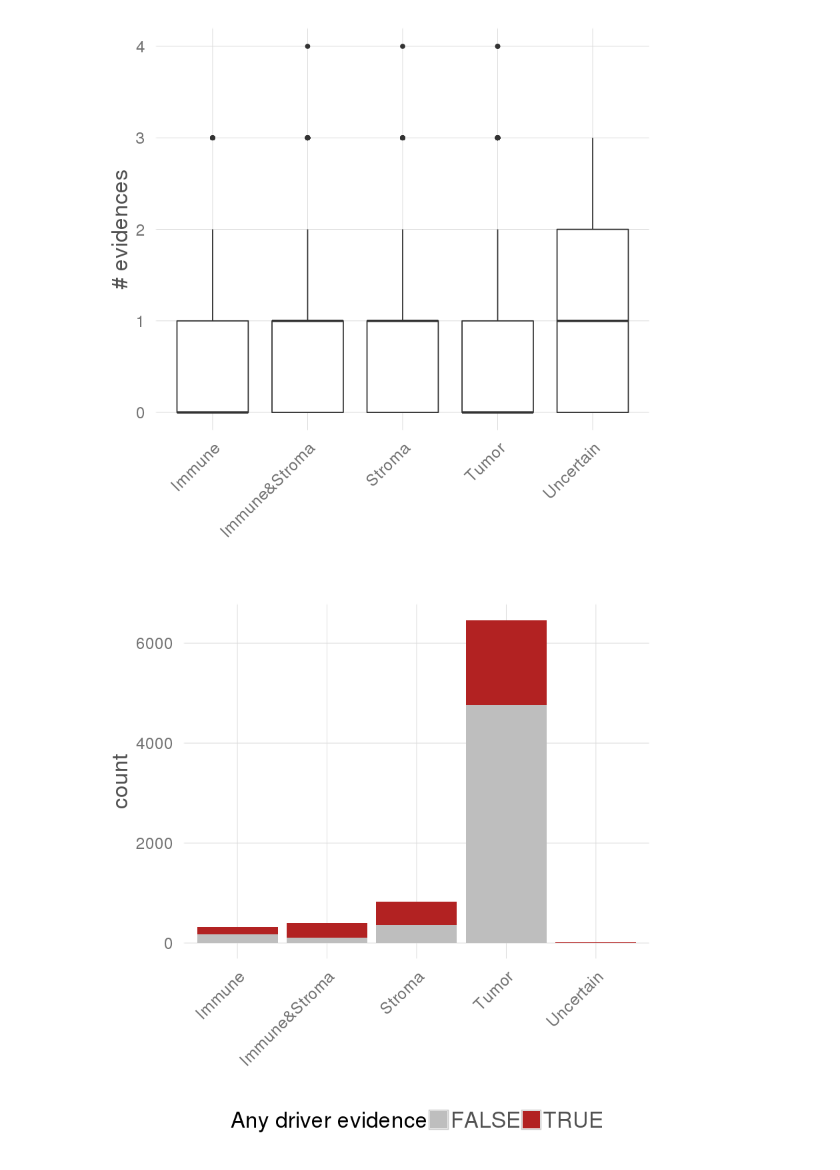
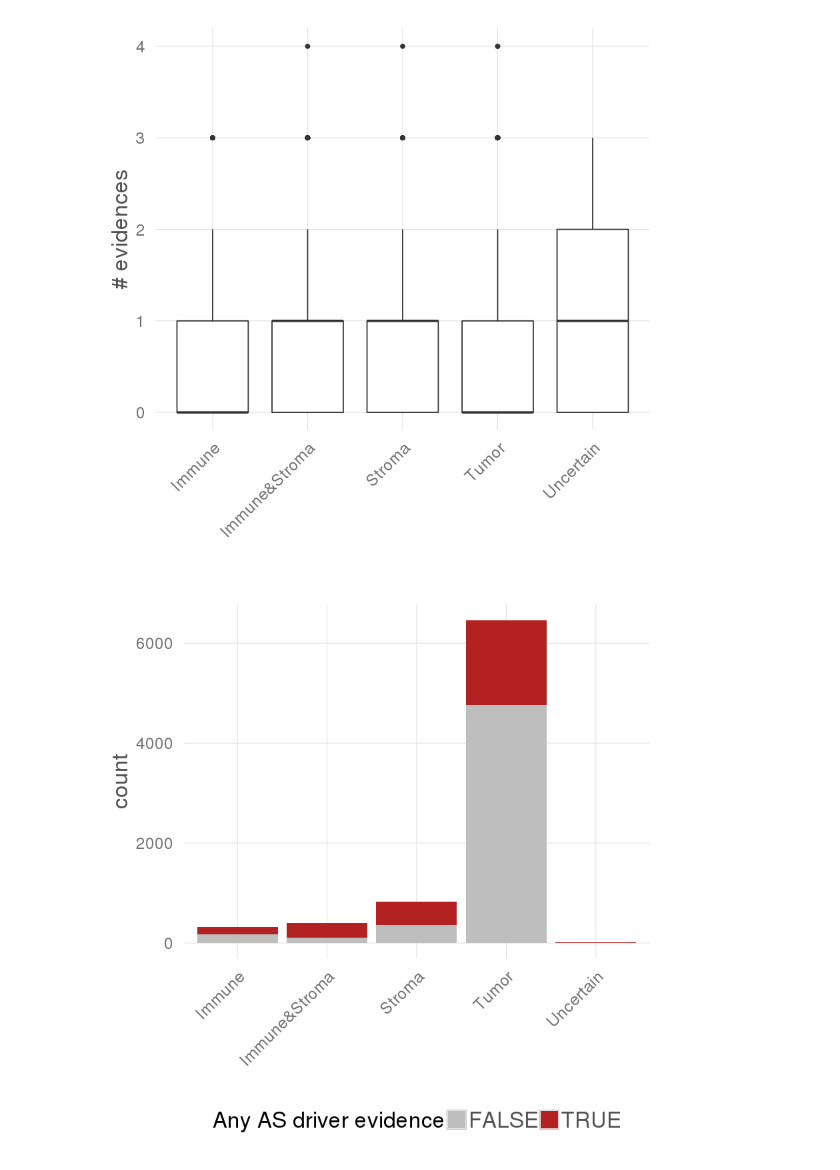
Before and after one commit to hclimente/smartas, a Jupyter notebook: switches/immune_analysis.ipynb, the cells around one changed output. Cells and saved outputs as stored; diff of their text form; code cells hidden in the pictures.

```diff
--- a/switches/immune_analysis.ipynb
+++ b/switches/immune_analysis.ipynb
@@ -149,13 +144,13 @@ annotated.switches %>%
 # %%
 annotated.switches %>%
     filter(IsFunctional==1) %>%
     mutate(ASDriver = Recurrence+DriverME+Affects_mutated_feature+PPI+as.logical(Pannegative)) %>%
     select(ASDriver,Origin) %>%
     ggplot(aes(x = Origin, fill = as.logical(ASDriver))) +
         geom_bar() +
         smartas_theme() +
-        labs(fill="Any driver evidence", x="") +
+        labs(fill="Any AS driver evidence", x="") +
         theme(legend.position="bottom", axis.text.x = element_text(angle = 45, hjust = 1)) +
         scale_fill_manual(values = c("TRUE"="firebrick", "FALSE"="grey"))
 # %% [output]
-[figure, old version]
+[figure, new version]
```
Also changed, not shown: parts of 1 cell of this notebook.
